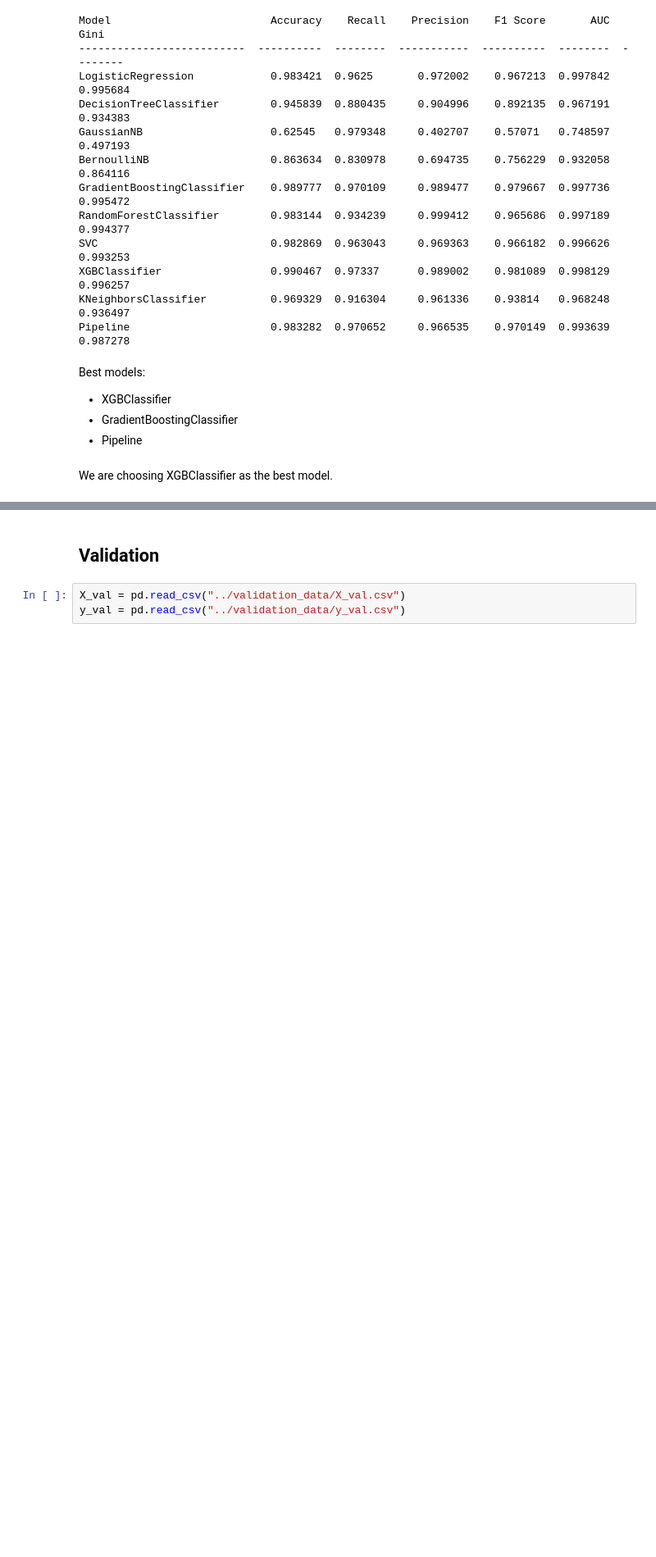
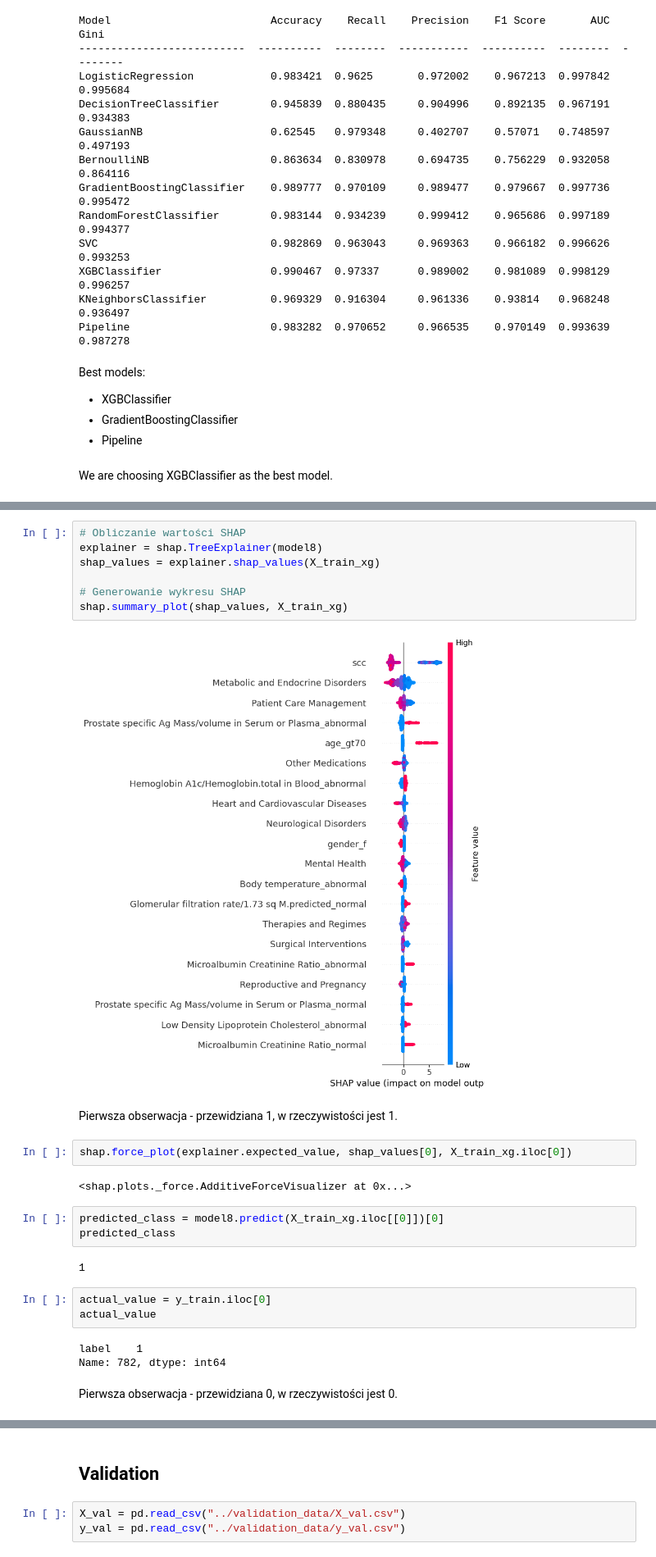
Before and after one commit to KAdamczykk/ML-Synthea-lung-cancer-prediction, a Jupyter notebook: notebooks/models.ipynb, the cells around one changed output, grey strips where cells are left out. Shown at 82% size. Drawn from its saved outputs; the diff is of its cells as text; blank space fills up the shorter version.

Commit message:
shap dla xgb

```diff
--- a/notebooks/models.ipynb
+++ b/notebooks/models.ipynb
@@ -469,0 +479,28 @@ We are choosing XGBClassifier as the best model.
+# %%
+# Obliczanie wartości SHAP
+explainer = shap.TreeExplainer(model8)
+shap_values = explainer.shap_values(X_train_xg)
+
+# Generowanie wykresu SHAP
+shap.summary_plot(shap_values, X_train_xg)
+# %% [output]
+[figure, added]
+# %% [markdown]
+Pierwsza obserwacja - przewidziana 1, w rzeczywistości jest 1.
+# %%
+shap.force_plot(explainer.expected_value, shap_values[0], X_train_xg.iloc[0])
+# %% [output]
+<shap.plots._force.AdditiveForceVisualizer at 0x...>
+# %%
+predicted_class = model8.predict(X_train_xg.iloc[[0]])[0]
+predicted_class
+# %% [output]
+1
+# %%
+actual_value = y_train.iloc[0]
+actual_value
+# %% [output]
+label    1
+Name: 782, dtype: int64
+# %% [markdown]
+Pierwsza obserwacja - przewidziana 0, w rzeczywistości jest 0.
```
Also changed, not shown: parts of 7 cells of this notebook.
